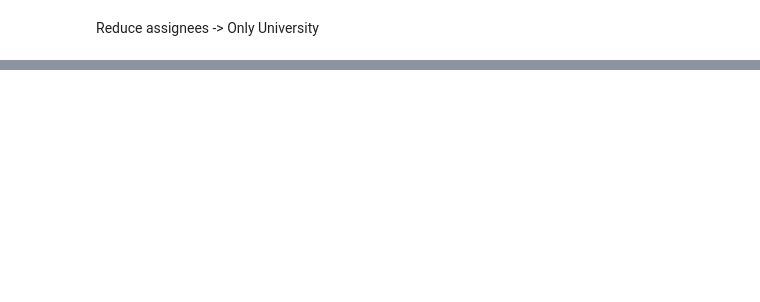
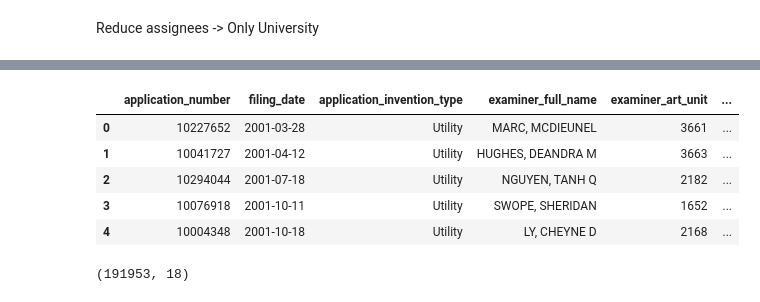
Before and after one commit to prinzpoker/uspto, a Jupyter notebook: notebooks/Melero approach.ipynb, the cells around one changed output, grey strips where cells are left out. Saved outputs shown, nothing was run; the diff lists cells and outputs as text; code cells hidden in the pictures; blank space fills up the shorter version.

```diff
--- a/notebooks/Melero approach.ipynb
+++ b/notebooks/Melero approach.ipynb
@@ -18,3 +35,6 @@ df_application = pd.read_csv("C:/Users/Lucas/MA/Bulk Data Products/Bulk Data Sto
+# %%
+df_application = pd.DataFrame()
+df_application = pd.read_csv(os.path.join(raw_data_path,"uspto/application_data.csv").replace("\\","/"), delimiter = ",")
 # %%
 df_application.head()
 # %% [output]
@@ -35,6 +55,7 @@ df_application.shape
 df2_application = pd.DataFrame()
 df2_application = df_application.loc[(df_application["filing_date"] > '2000-12-31') & (df_application["filing_date"] <= '2015-12-31'),:]
 df2_application = df2_application.loc[df2_application["application_invention_type"]=="Utility",:]
+df2_application["application_number"] = df2_application["application_number"].astype("string")
 # %%
 df2_application.shape
 # %% [output]
@@ -205,0 +301,3 @@ df_patent.to_csv("PreGrant_applications.csv", index=False)
+# %%
+df_numbers = pd.DataFrame()
+df_numbers = pd.read_csv(os.path.join(raw_data_path,"application_numbers.csv").replace("\\","/"), delimiter=",")
@@ -205,0 +313,12 @@ df_patent.to_csv("PreGrant_applications.csv", index=False)
+# %%
+df_dimensions = pd.DataFrame()
+df_dimensions = pd.merge(df2_application,df_numbers, on="application_number")
+# %%
+df_dimensions.head()
+# %% [output]
+|  | application_number | filing_date | application_invention_type | examiner_full_name | examiner_art_unit | ... |
+| 0 | 10227652 | 2001-03-28 | Utility | MARC, MCDIEUNEL | 3661 | ... |
+| 1 | 10041727 | 2001-04-12 | Utility | HUGHES, DEANDRA M | 3663 | ... |
+| 2 | 10294044 | 2001-07-18 | Utility | NGUYEN, TANH Q | 2182 | ... |
+| 3 | 10076918 | 2001-10-11 | Utility | SWOPE, SHERIDAN | 1652 | ... |
+| 4 | 10004348 | 2001-10-18 | Utility | LY, CHEYNE D | 2168 | ... |
@@ -205,0 +328,5 @@ df_patent.to_csv("PreGrant_applications.csv", index=False)
+# %%
+### 191.953(1) different publication numbers ###
+df_dimensions.shape
+# %% [output]
+(191953, 18)
```
Also changed, not shown: parts of 75 cells of this notebook.
